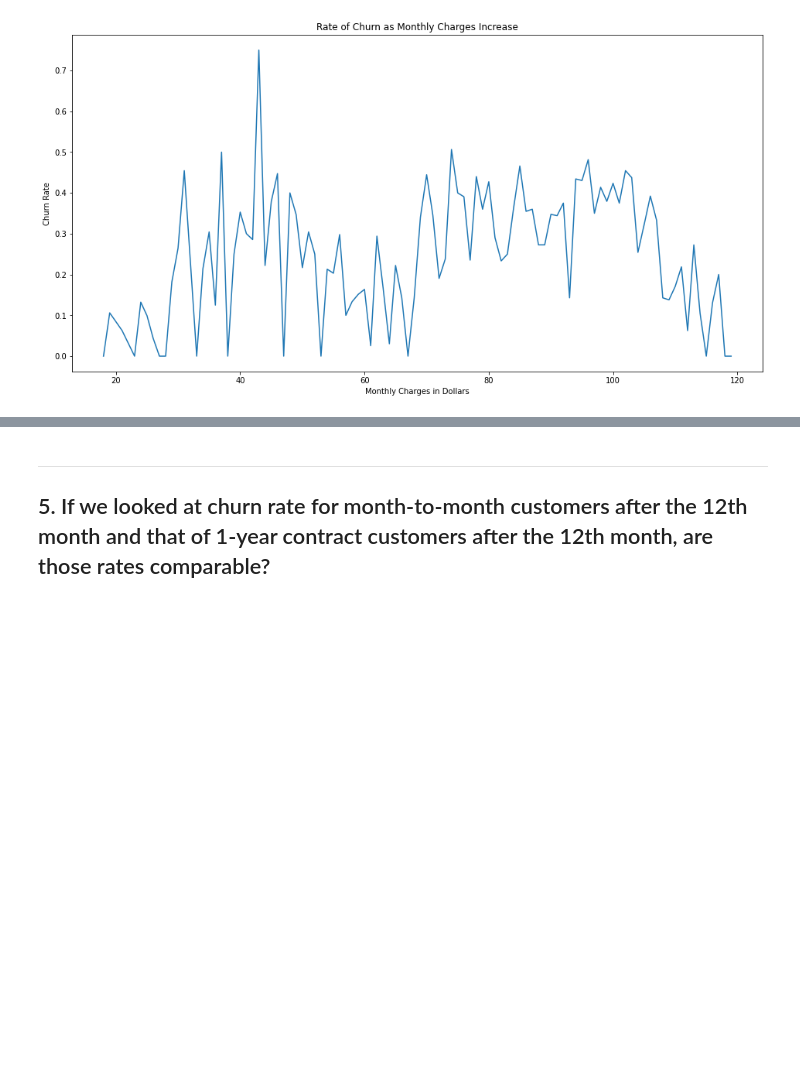
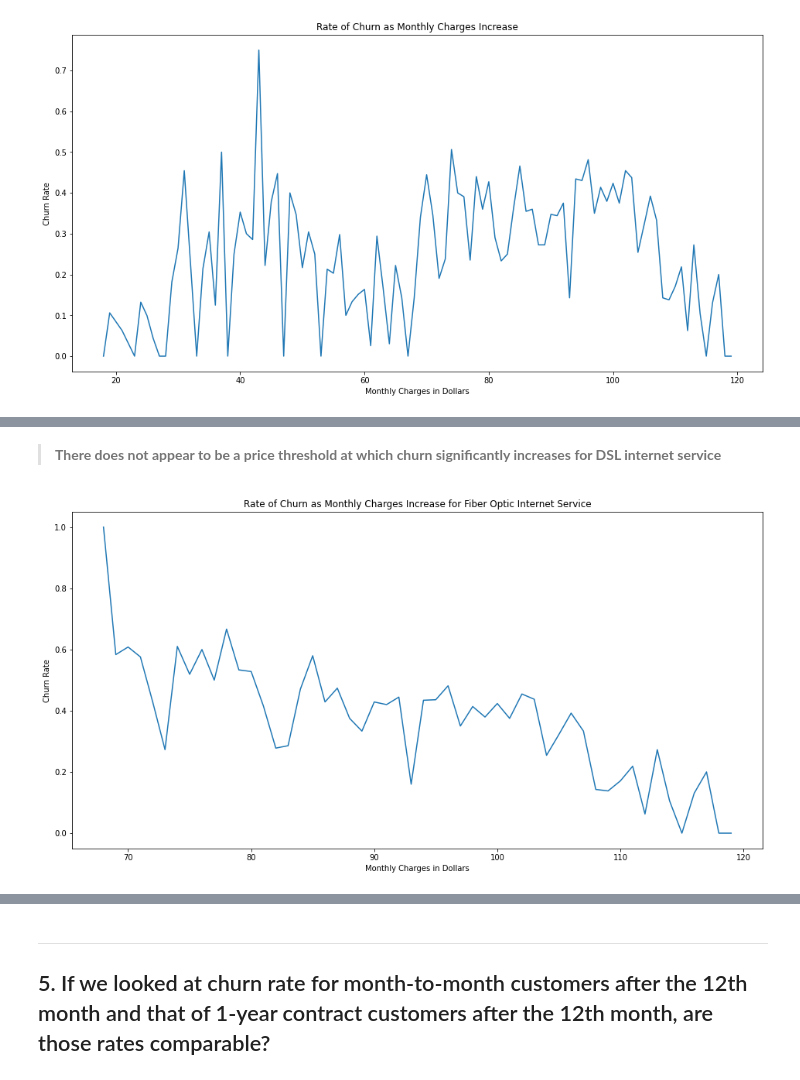
Before and after one commit to hartman-jiang-classification-project/telco-classification-project, a Jupyter notebook: master_project_pipeline.ipynb, the cells around one changed output, grey strips where cells are left out. Drawn from its saved outputs; the diff is of its cells as text; code cells hidden in the pictures; blank space fills up the shorter version.

```diff
--- a/master_project_pipeline.ipynb
+++ b/master_project_pipeline.ipynb
@@ -442,0 +460,19 @@ plt.show()
+# %% [markdown]
+> **There does not appear to be a price threshold at which churn significantly increases for DSL internet service**
+# %%
+# plotting churn rate by monthly_charges for fiber optic internet service
+fiber_optic_monthly_charges = pd.DataFrame({
+    "charges": np.sort(train[train.internet_service_type == "Fiber optic"].monthly_charges.round().unique()),
+})
+
+fiber_optic_monthly_charges["churn_rate"] = [train[(train.internet_service_type == "Fiber optic") & (train.monthly_charges.round() == n)].churn.mean() for n in fiber_optic_monthly_charges.charges]
+
+plt.figure(figsize=(16, 8))
+
+plt.title("Rate of Churn as Monthly Charges Increase for Fiber Optic Internet Service")
+plt.plot(fiber_optic_monthly_charges.charges, fiber_optic_monthly_charges.churn_rate)
+plt.xlabel("Monthly Charges in Dollars")
+plt.ylabel("Churn Rate")
+plt.show()
+# %% [output]
+[figure, added]
```
Also changed, not shown: parts of 10 cells of this notebook.
